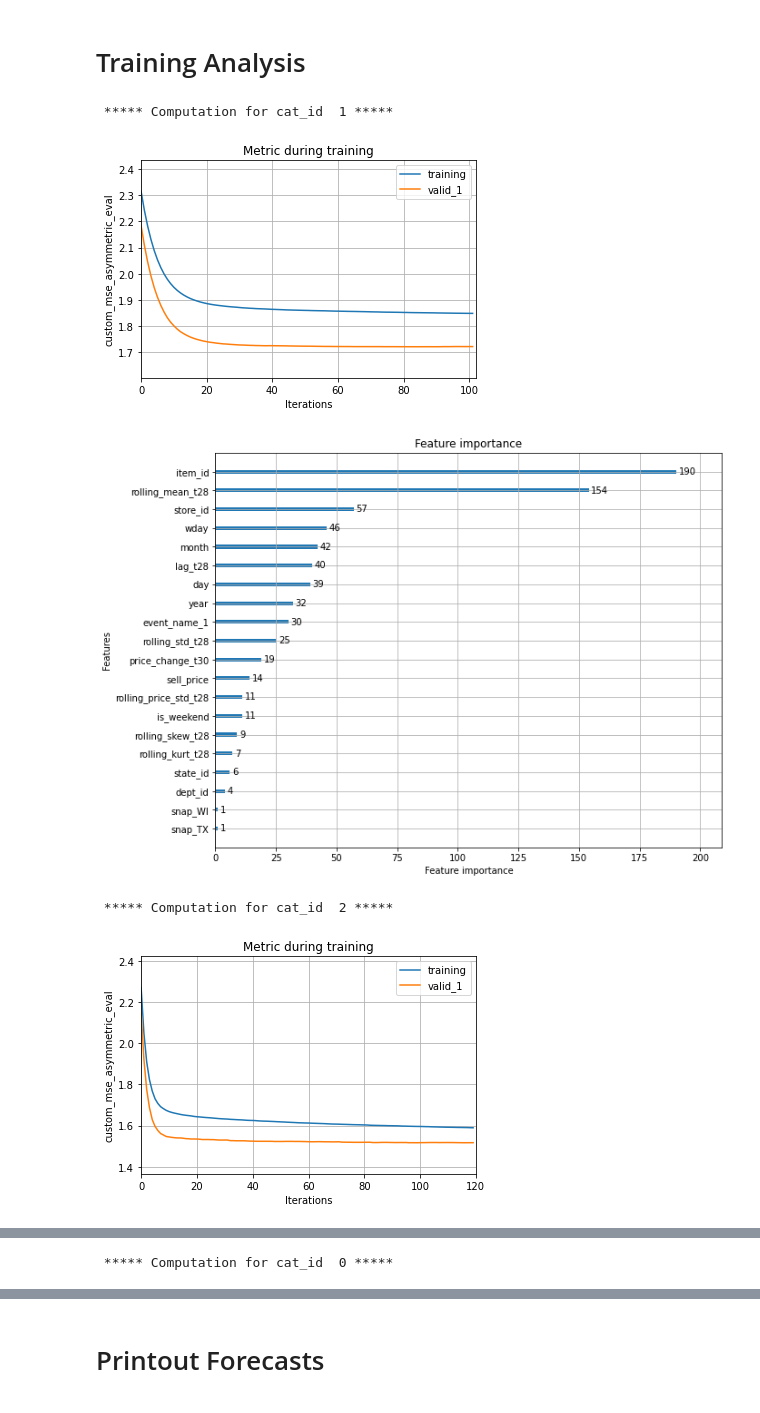
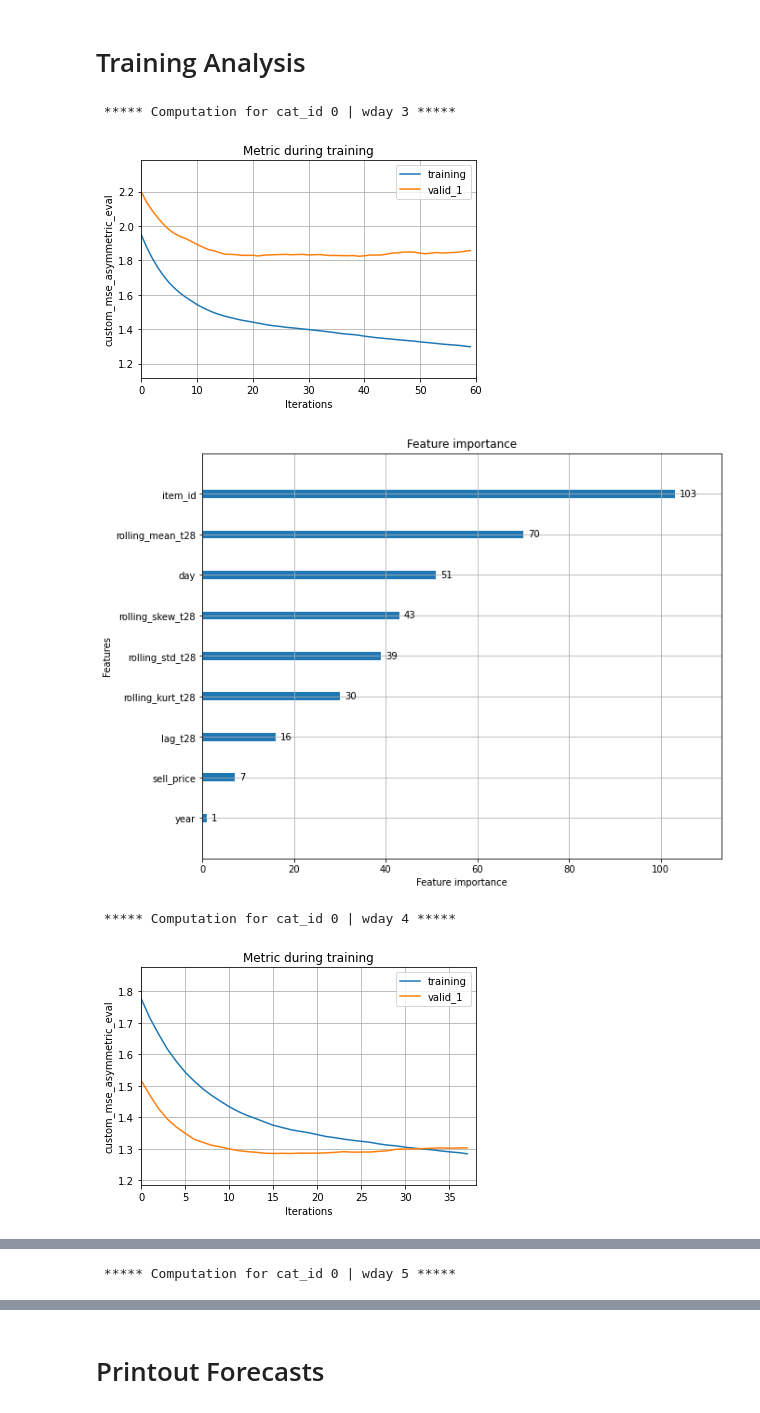
Before and after one commit to dominicdoerig/predicting-sales-data, a Jupyter notebook: m5_challenge/06_gbm_forecasting.ipynb, the cells around one changed output, grey strips where cells are left out. Cells and saved outputs as stored; diff of their text form; code cells hidden in the pictures.

Commit message:
one model for each wday and cat_id (total 21 models)

```diff
--- a/m5_challenge/06_gbm_forecasting.ipynb
+++ b/m5_challenge/06_gbm_forecasting.ipynb
@@ -229,31 +220,32 @@ log: save model and evals result
 # %%
-
-
-# keep date here, drop later
 x_pred = df_merged[(df_merged['data_type'] == 'validation')][features]
 x_pred['y_pred'] = np.nan
 
-
 for cat in x_pred.cat_id.drop_duplicates():
-    mod = lgb.Booster(model_file=f'{models_path}gbm_cat_id_{cat}_{prefix}.txt')
-    x_pred.loc[x_pred.cat_id == cat,'y_pred'] = mod.predict(x_pred.loc[x_pred.cat_id == cat][features])
+    for wday in x_pred.wday.drop_duplicates():
+        mod = lgb.Booster(
+            model_file=f'{models_path}gbm_cat_id_{cat}_wday_{wday}_{prefix}.txt'
+        )
+        x_pred.loc[(x_pred.wday == wday) & (x_pred.cat_id == cat),'y_pred']= mod.predict(x_pred.loc[
+                x_pred.cat_id == cat].loc[x_pred.wday == wday][features])
 # %% [markdown]
 # Training Analysis
 # %%
 for cat in x_pred.cat_id.drop_duplicates():
-    print('\n ***** Computation for cat_id ', cat, '*****')
+    for wday in x_pred.wday.drop_duplicates():
+        print(f'\n ***** Computation for cat_id {cat} | wday {wday} *****')
 
-    mod = lgb.Booster(model_file=f'{models_path}gbm_cat_id_{cat}_{prefix}.txt')
-    evals = pickle.load(open(f'{models_path}evals_result_cat_id_{cat}_{prefix}.pkl', 'rb'))
+        mod = lgb.Booster(model_file=f'{models_path}gbm_cat_id_{cat}_wday_{wday}_{prefix}.txt')
+        evals = pickle.load(open(f'{models_path}evals_result_cat_id_{cat}_wday_{wday}_{prefix}.pkl', 'rb'))
 
-    ax = lgb.plot_metric(evals)
-    plt.show()
+        ax = lgb.plot_metric(evals)
+        plt.show()
 
-    ax = lgb.plot_importance(mod, figsize=(10,8))
-    plt.show()
+        ax = lgb.plot_importance(mod, figsize=(10,8))
+        plt.show()
 # %% [output]
- ***** Computation for cat_id  1 *****
+ ***** Computation for cat_id 0 | wday 3 *****
-[figure, old version]
+[figure, new version]
-[figure, old version]
+[figure, new version]
- ***** Computation for cat_id  2 *****
+ ***** Computation for cat_id 0 | wday 4 *****
-[figure, old version]
+[figure, new version]
@@ -261 +253 @@ for cat in x_pred.cat_id.drop_duplicates():
- ***** Computation for cat_id  0 *****
+ ***** Computation for cat_id 0 | wday 5 *****
```
Also changed, not shown: parts of 19 cells of this notebook.
